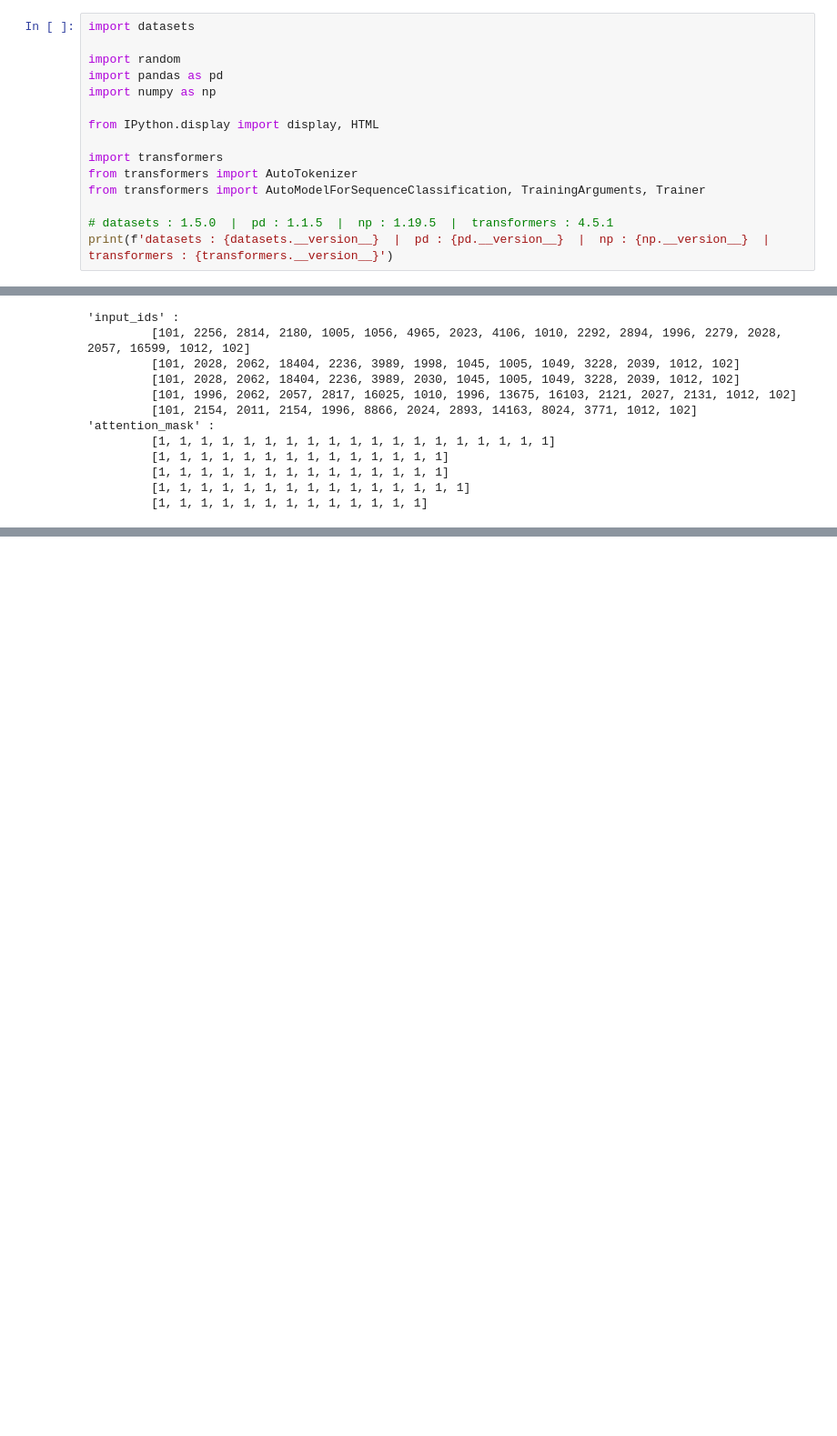
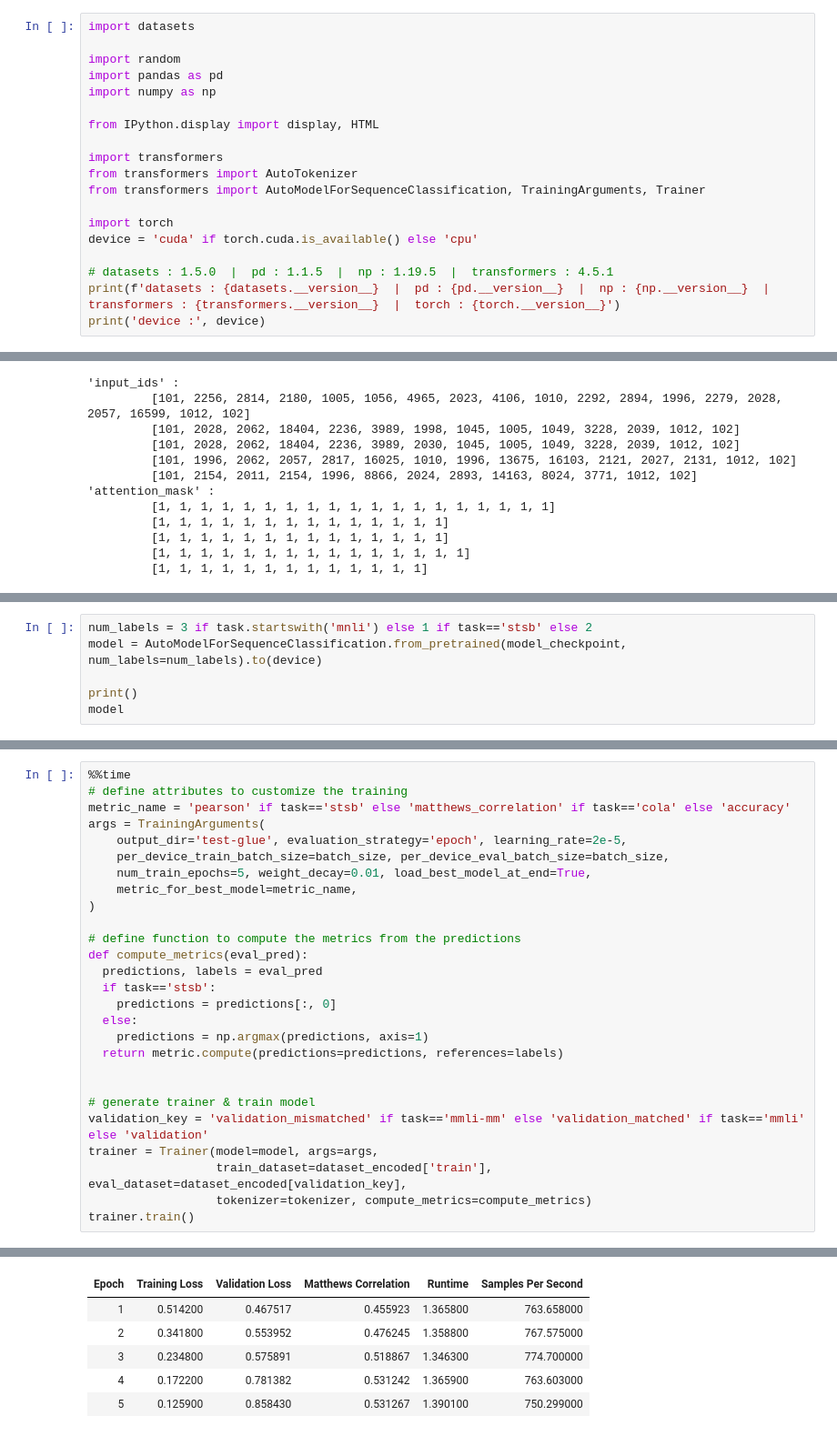
Before and after one commit to sam351/TIL2021, a Jupyter notebook: huggingface-transformers/04_text-classification-GLUE.ipynb, the cells around one changed output, grey strips where cells are left out. Shown at 91% size. Saved outputs shown, nothing was run; the diff lists cells and outputs as text; blank space fills up the shorter version.

Commit message:
Modify 04_text-classification-GLUE.ipynb
- Add 3. Fine-tuning the model

```diff
--- a/huggingface-transformers/04_text-classification-GLUE.ipynb
+++ b/huggingface-transformers/04_text-classification-GLUE.ipynb
@@ -50,6 +86,10 @@ import transformers
 from transformers import AutoTokenizer
 from transformers import AutoModelForSequenceClassification, TrainingArguments, Trainer
 
+import torch
+device = 'cuda' if torch.cuda.is_available() else 'cpu'
+
 # datasets : 1.5.0  |  pd : 1.1.5  |  np : 1.19.5  |  transformers : 4.5.1
-print(f'datasets : {datasets.__version__}  |  pd : {pd.__version__}  |  np : {np.__version__}  |  transformers : {transformers.__version__}')
+print(f'datasets : {datasets.__version__}  |  pd : {pd.__version__}  |  np : {np.__version__}  |  transformers : {transformers.__version__}  |  torch : {torch.__version__}')
+print('device :', device)
 # %% [output]
@@ -221,0 +269,6 @@ Wall time: 720 ms
+# %%
+num_labels = 3 if task.startswith('mnli') else 1 if task=='stsb' else 2
+model = AutoModelForSequenceClassification.from_pretrained(model_checkpoint, num_labels=num_labels).to(device)
+
+print()
+model
@@ -221,0 +298,28 @@ Wall time: 720 ms
+# %%
+%%time
+# define attributes to customize the training
+metric_name = 'pearson' if task=='stsb' else 'matthews_correlation' if task=='cola' else 'accuracy'
+args = TrainingArguments(
+    output_dir='test-glue', evaluation_strategy='epoch', learning_rate=2e-5,
+    per_device_train_batch_size=batch_size, per_device_eval_batch_size=batch_size,
+    num_train_epochs=5, weight_decay=0.01, load_best_model_at_end=True,
+    metric_for_best_model=metric_name,
+)
+
+# define function to compute the metrics from the predictions
+def compute_metrics(eval_pred):
+  predictions, labels = eval_pred
+  if task=='stsb':
+    predictions = predictions[:, 0]
+  else:
+    predictions = np.argmax(predictions, axis=1)
+  return metric.compute(predictions=predictions, references=labels)
+
+
+# generate trainer & train model
+validation_key = 'validation_mismatched' if task=='mmli-mm' else 'validation_matched' if task=='mmli' else 'validation'
+trainer = Trainer(model=model, args=args,
+                  train_dataset=dataset_encoded['train'], eval_dataset=dataset_encoded[validation_key],
+                  tokenizer=tokenizer, compute_metrics=compute_metrics)
+trainer.train()
+# %% [output]
@@ -221,0 +327,6 @@ Wall time: 720 ms
+| Epoch | Training Loss | Validation Loss | Matthews Correlation | Runtime | Samples Per Second |
+| 1 | 0.514200 | 0.467517 | 0.455923 | 1.365800 | 763.658000 |
+| 2 | 0.341800 | 0.553952 | 0.476245 | 1.358800 | 767.575000 |
+| 3 | 0.234800 | 0.575891 | 0.518867 | 1.346300 | 774.700000 |
+| 4 | 0.172200 | 0.781382 | 0.531242 | 1.365900 | 763.603000 |
+| 5 | 0.125900 | 0.858430 | 0.531267 | 1.390100 | 750.299000 |
```
Also changed, not shown: parts of 13 cells of this notebook.
